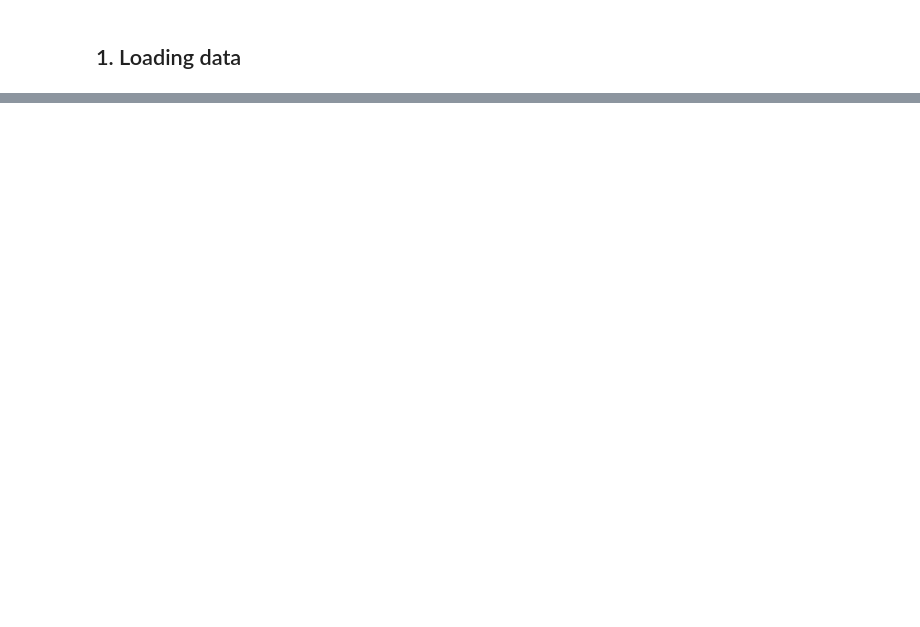
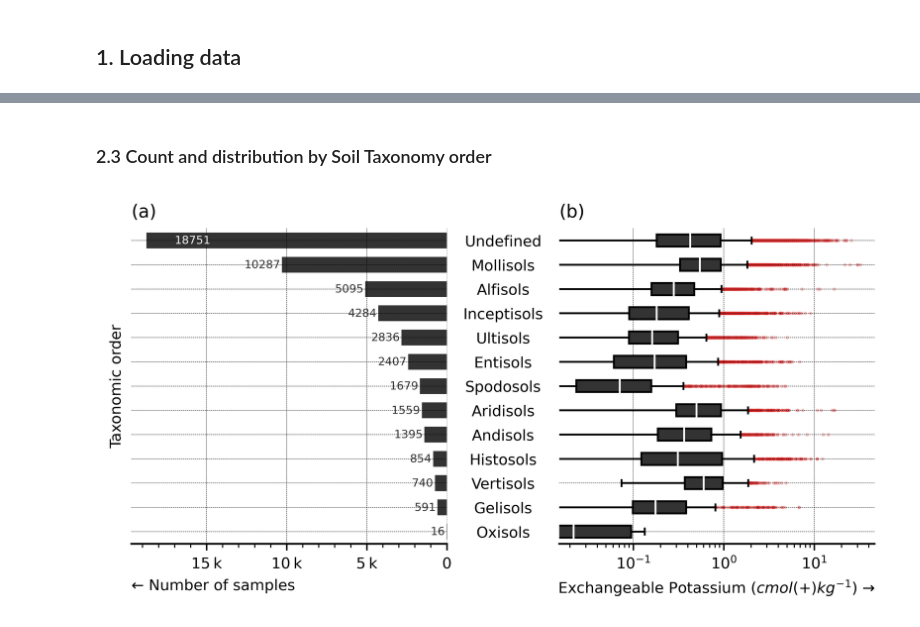
Before and after one commit to franckalbinet/mirzai, a Jupyter notebook: nbs/02_paper.eda.ipynb, the cells around one changed output, grey strips where cells are left out. Saved outputs shown, nothing was run; the diff lists cells and outputs as text; code cells hidden in the pictures; blank space fills up the shorter version.

```diff
--- a/nbs/02_paper.eda.ipynb
+++ b/nbs/02_paper.eda.ipynb
@@ -43,0 +74,6 @@ Taxonomic order lookup:
+# %% [markdown]
+### 2.3 Count and distribution by Soil Taxonomy order
+# %%
+summary_plot(y, depth_order, tax_lookup)
+# %% [output]
+[figure, added]
```
Also changed, not shown: parts of 12 cells of this notebook, 20 other files.
